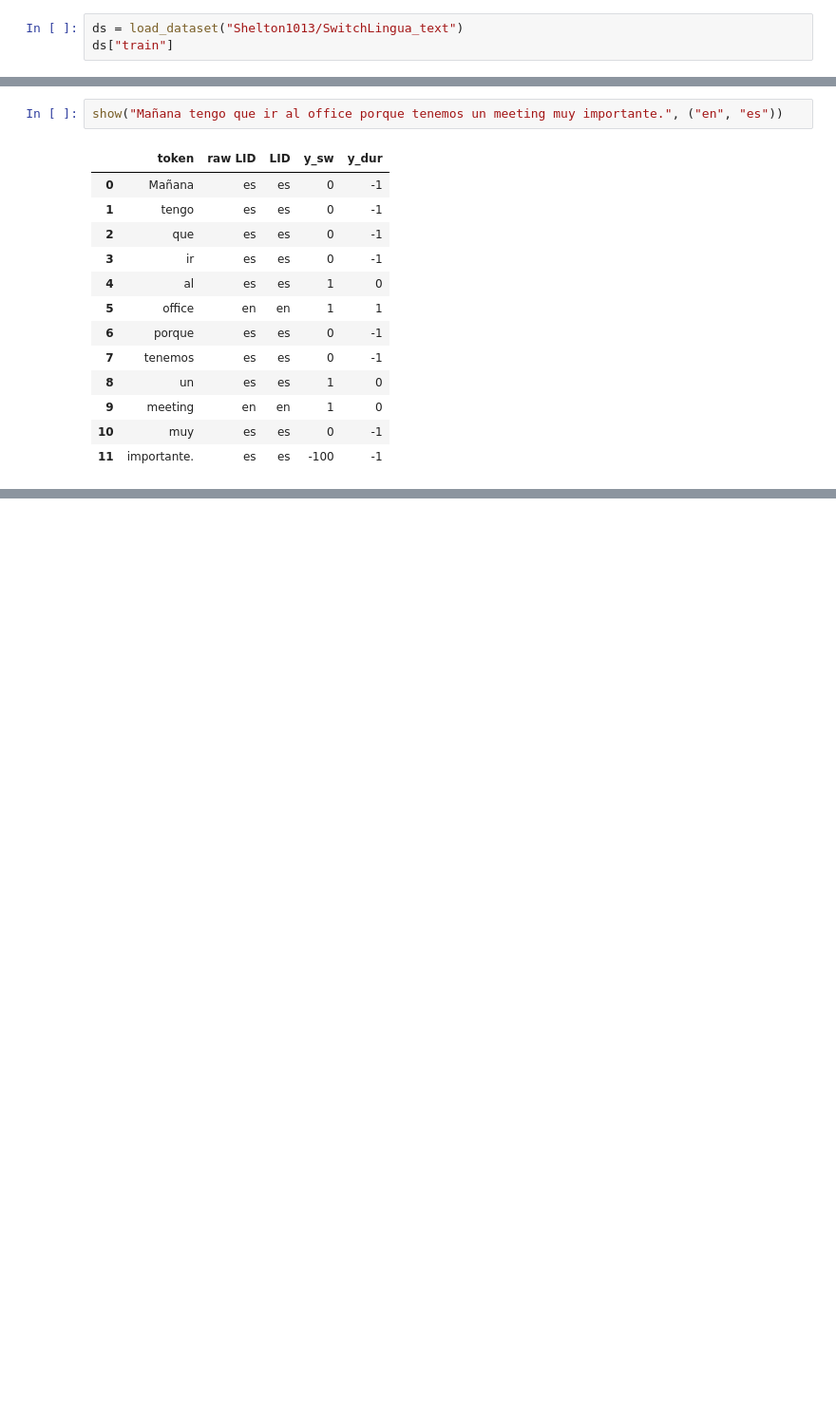
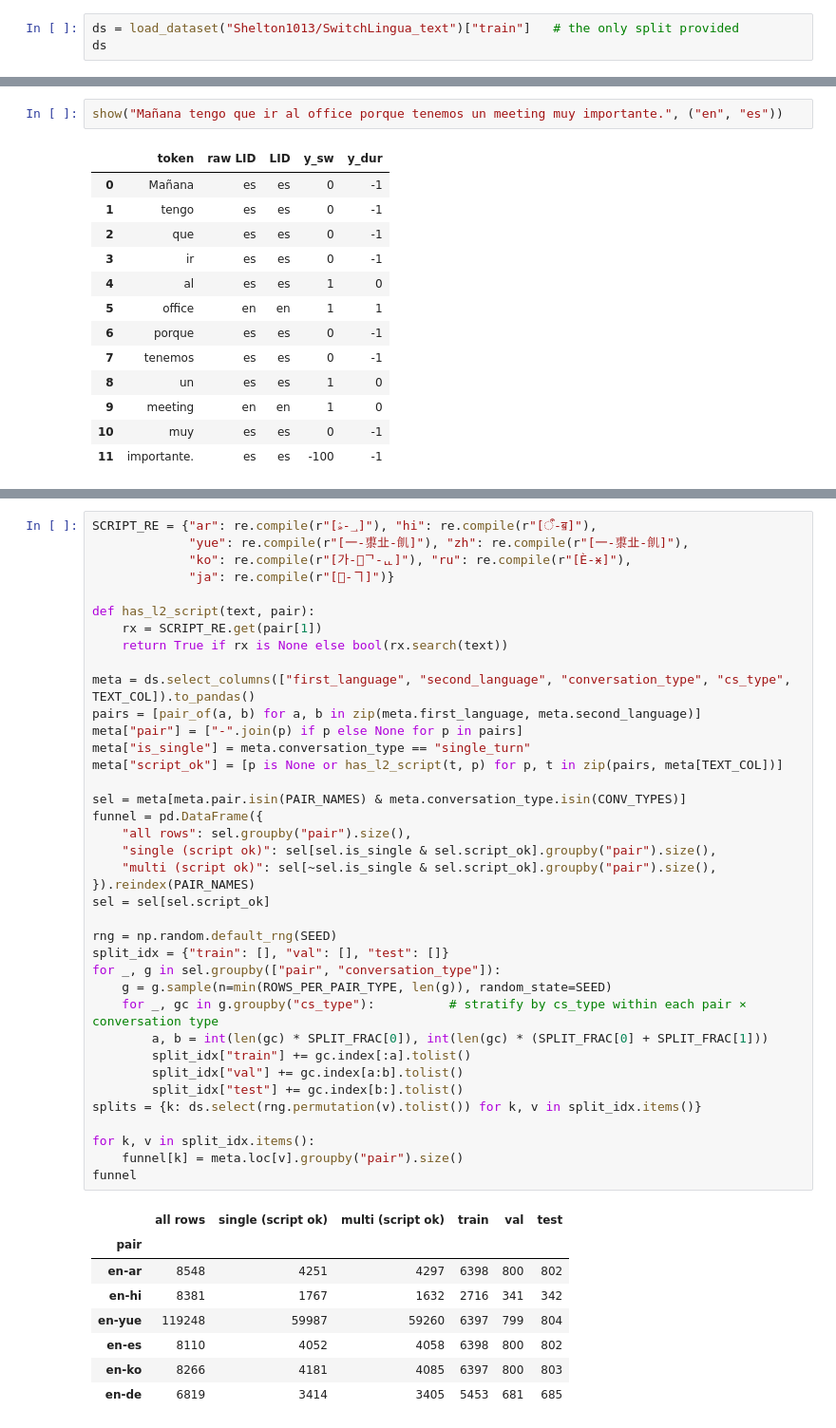
Before and after one commit to helloxujc/predictive-code-switching-team2, a Jupyter notebook: streaming_dataloader.ipynb, the cells around one changed output, grey strips where cells are left out. Shown at 95% size. Cells and saved outputs as stored; diff of their text form; blank space fills up the shorter version.

```diff
--- a/streaming_dataloader.ipynb
+++ b/streaming_dataloader.ipynb
@@ -20,6 +24,6 @@ The dataset is gated: accept its conditions on the Hugging Face page and log in
 # %%
-ds = load_dataset("Shelton1013/SwitchLingua_text")
-ds["train"]
+ds = load_dataset("Shelton1013/SwitchLingua_text")["train"]   # the only split provided
+ds
 # %% [output]
 Dataset({
     features: ['topic', 'tense', 'perspective', 'cs_ratio', 'gender', 'age', 'education_level', 'first_language', 'second_language', 'conversation_type', 'cs_function', 'cs_type', 'data_generation_res ...
@@ -263,0 +258,47 @@ pd.DataFrame(review).head()
+# %%
+SCRIPT_RE = {"ar": re.compile(r"[؀-ۿ]"), "hi": re.compile(r"[ऀ-ॿ]"),
+             "yue": re.compile(r"[一-鿿㐀-䶿]"), "zh": re.compile(r"[一-鿿㐀-䶿]"),
+             "ko": re.compile(r"[가-힯ᄀ-ᇿ]"), "ru": re.compile(r"[Ѐ-ӿ]"),
+             "ja": re.compile(r"[぀-ヿ]")}
+
+def has_l2_script(text, pair):
+    rx = SCRIPT_RE.get(pair[1])
+    return True if rx is None else bool(rx.search(text))
+
+meta = ds.select_columns(["first_language", "second_language", "conversation_type", "cs_type", TEXT_COL]).to_pandas()
+pairs = [pair_of(a, b) for a, b in zip(meta.first_language, meta.second_language)]
+meta["pair"] = ["-".join(p) if p else None for p in pairs]
+meta["is_single"] = meta.conversation_type == "single_turn"
+meta["script_ok"] = [p is None or has_l2_script(t, p) for p, t in zip(pairs, meta[TEXT_COL])]
+
+sel = meta[meta.pair.isin(PAIR_NAMES) & meta.conversation_type.isin(CONV_TYPES)]
+funnel = pd.DataFrame({
+    "all rows": sel.groupby("pair").size(),
+    "single (script ok)": sel[sel.is_single & sel.script_ok].groupby("pair").size(),
+    "multi (script ok)": sel[~sel.is_single & sel.script_ok].groupby("pair").size(),
+}).reindex(PAIR_NAMES)
+sel = sel[sel.script_ok]
+
+rng = np.random.default_rng(SEED)
+split_idx = {"train": [], "val": [], "test": []}
+for _, g in sel.groupby(["pair", "conversation_type"]):
+    g = g.sample(n=min(ROWS_PER_PAIR_TYPE, len(g)), random_state=SEED)
+    for _, gc in g.groupby("cs_type"):          # stratify by cs_type within each pair × conversation type
+        a, b = int(len(gc) * SPLIT_FRAC[0]), int(len(gc) * (SPLIT_FRAC[0] + SPLIT_FRAC[1]))
+        split_idx["train"] += gc.index[:a].tolist()
+        split_idx["val"] += gc.index[a:b].tolist()
+        split_idx["test"] += gc.index[b:].tolist()
+splits = {k: ds.select(rng.permutation(v).tolist()) for k, v in split_idx.items()}
+
+for k, v in split_idx.items():
+    funnel[k] = meta.loc[v].groupby("pair").size()
+funnel
+# %% [output]
+|  | all rows | single (script ok) | multi (script ok) | train | val | test |
+| pair |  |  |  |  |  |  |
+| en-ar | 8548 | 4251 | 4297 | 6398 | 800 | 802 |
+| en-hi | 8381 | 1767 | 1632 | 2716 | 341 | 342 |
+| en-yue | 119248 | 59987 | 59260 | 6397 | 799 | 804 |
+| en-es | 8110 | 4052 | 4058 | 6398 | 800 | 802 |
+| en-ko | 8266 | 4181 | 4085 | 6397 | 800 | 803 |
+| en-de | 6819 | 3414 | 3405 | 5453 | 681 | 685 |
```
Also changed, not shown: parts of 33 cells of this notebook, 2 other files.
